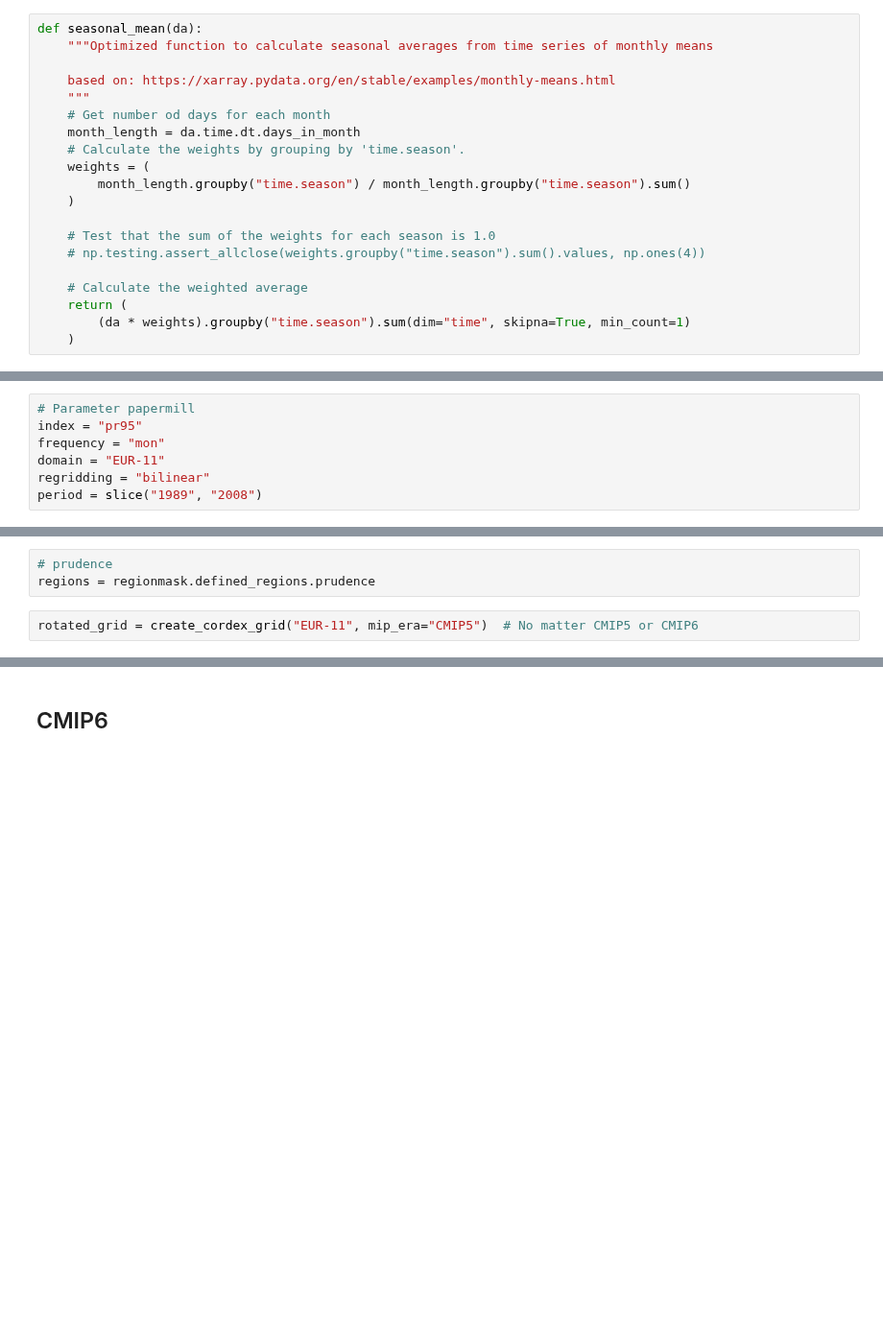
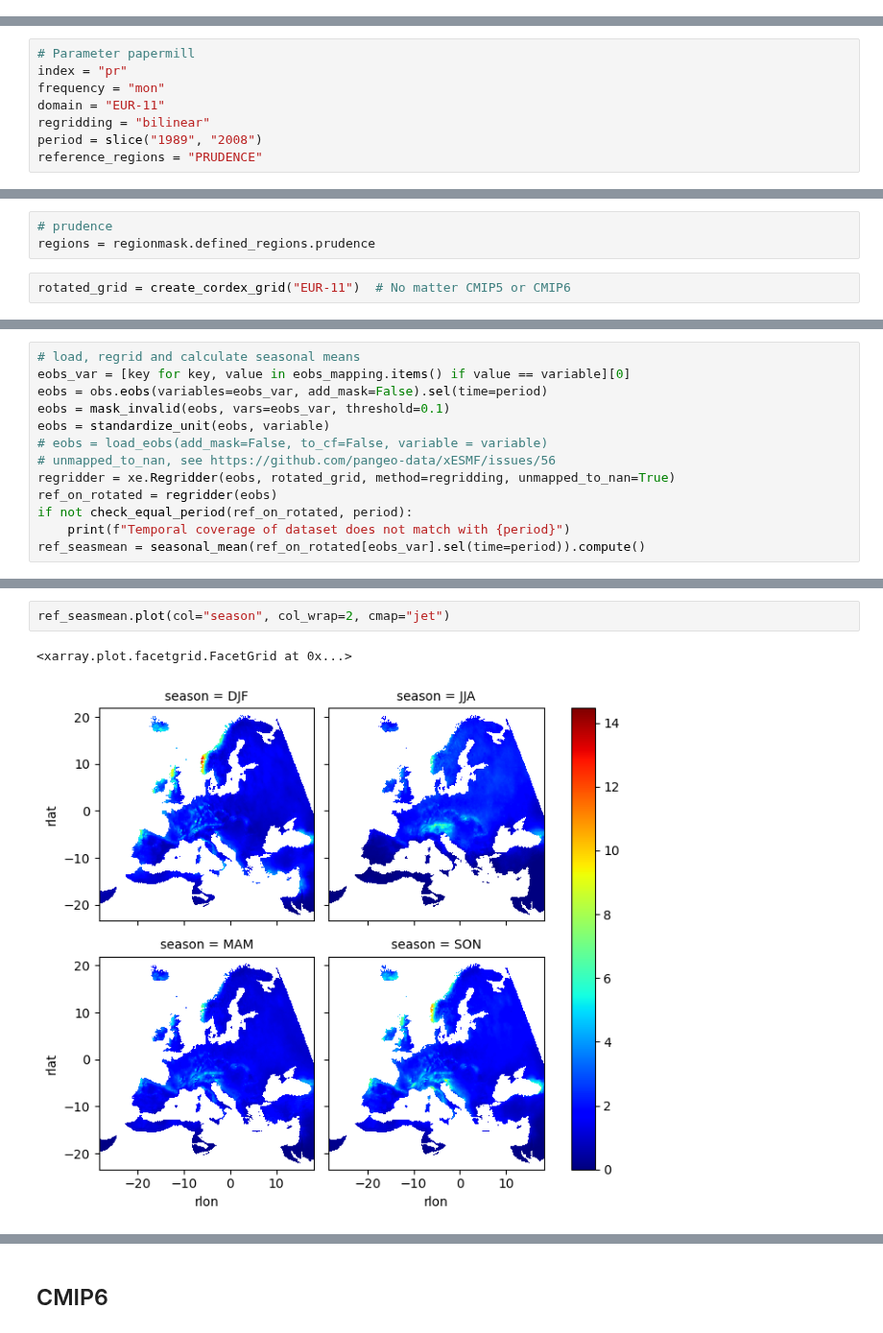
Before and after one commit to euro-cordex/joint-evaluation, a Jupyter notebook: _sources/regional_bias.ipynb, the cells around one changed output, grey strips where cells are left out. Shown at 96% size. Saved outputs shown, nothing was run; the diff lists cells and outputs as text; blank space fills up the shorter version.

```diff
--- a/_sources/regional_bias.ipynb
+++ b/_sources/regional_bias.ipynb
@@ -188,20 +49,0 @@ def convert_celsius_to_kelvin(ds, threshold=200):
-# %%
-def seasonal_mean(da):
-    """Optimized function to calculate seasonal averages from time series of monthly means
-
-    based on: https://xarray.pydata.org/en/stable/examples/monthly-means.html
-    """
-    # Get number od days for each month
-    month_length = da.time.dt.days_in_month
-    # Calculate the weights by grouping by 'time.season'.
-    weights = (
-        month_length.groupby("time.season") / month_length.groupby("time.season").sum()
-    )
-
-    # Test that the sum of the weights for each season is 1.0
-    # np.testing.assert_allclose(weights.groupby("time.season").sum().values, np.ones(4))
-
-    # Calculate the weighted average
-    return (
-        (da * weights).groupby("time.season").sum(dim="time", skipna=True, min_count=1)
-    )
@@ -258,8 +50,9 @@ var_dic = {
 # %%
 # Parameter papermill
-index = "pr95"
+index = "pr"
 frequency = "mon"
 domain = "EUR-11"
 regridding = "bilinear"
 period = slice("1989", "2008")
+reference_regions = "PRUDENCE"
 # %%
@@ -272,4 +68,4 @@ eur_colors = pd.read_csv("eurocordex_models.csv")
 # prudence
 regions = regionmask.defined_regions.prudence
 # %%
-rotated_grid = create_cordex_grid("EUR-11", mip_era="CMIP5")  # No matter CMIP5 or CMIP6
+rotated_grid = create_cordex_grid("EUR-11")  # No matter CMIP5 or CMIP6
@@ -281,0 +75,13 @@ eobs = mask_invalid(eobs, vars=eobs_var, threshold=0.1)
+# %%
+# load, regrid and calculate seasonal means
+eobs_var = [key for key, value in eobs_mapping.items() if value == variable][0]
+eobs = obs.eobs(variables=eobs_var, add_mask=False).sel(time=period)
+eobs = mask_invalid(eobs, vars=eobs_var, threshold=0.1)
+eobs = standardize_unit(eobs, variable)
+# eobs = load_eobs(add_mask=False, to_cf=False, variable = variable)
+# unmapped_to_nan, see https://github.com/pangeo-data/xESMF/issues/56
+regridder = xe.Regridder(eobs, rotated_grid, method=regridding, unmapped_to_nan=True)
+ref_on_rotated = regridder(eobs)
+if not check_equal_period(ref_on_rotated, period):
+    print(f"Temporal coverage of dataset does not match with {period}")
+ref_seasmean = seasonal_mean(ref_on_rotated[eobs_var].sel(time=period)).compute()
@@ -281,0 +94,5 @@ eobs = mask_invalid(eobs, vars=eobs_var, threshold=0.1)
+# %%
+ref_seasmean.plot(col="season", col_wrap=2, cmap="jet")
+# %% [output]
+<xarray.plot.facetgrid.FacetGrid at 0x...>
+[figure, added]
```
Also changed, not shown: parts of 49 cells of this notebook, 8 other files.
